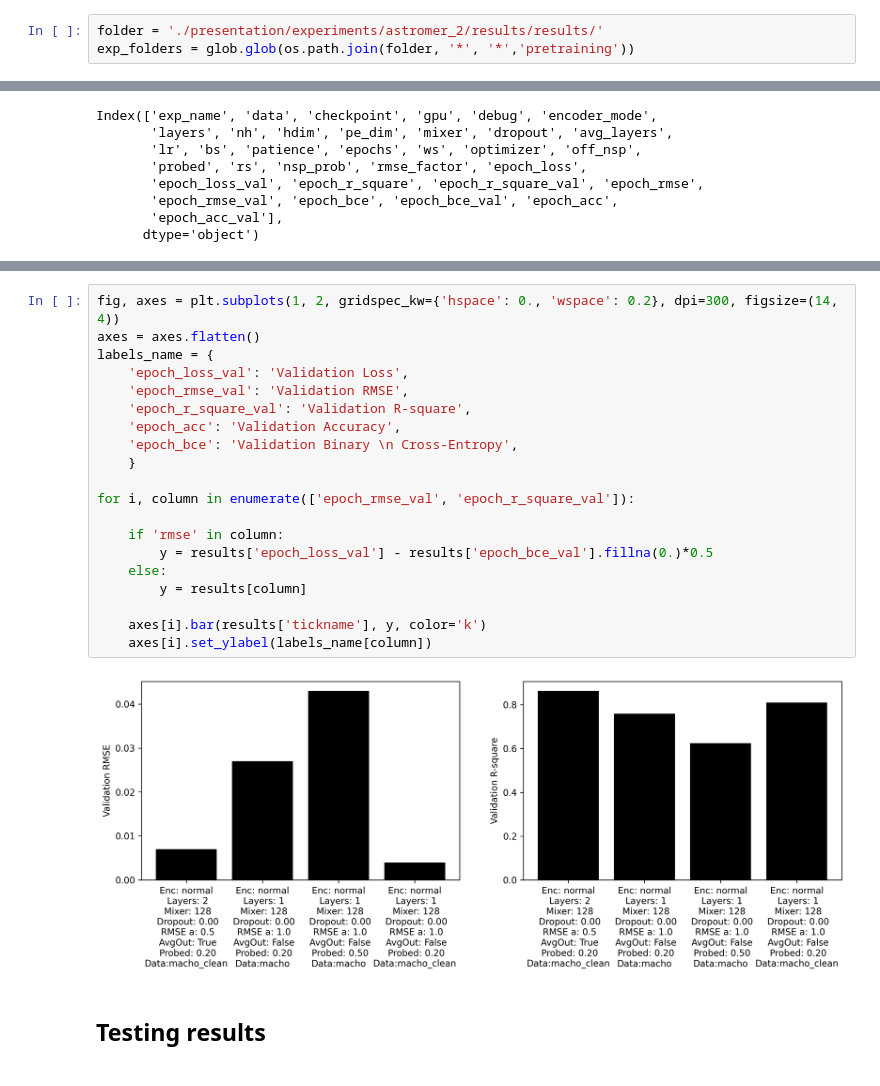
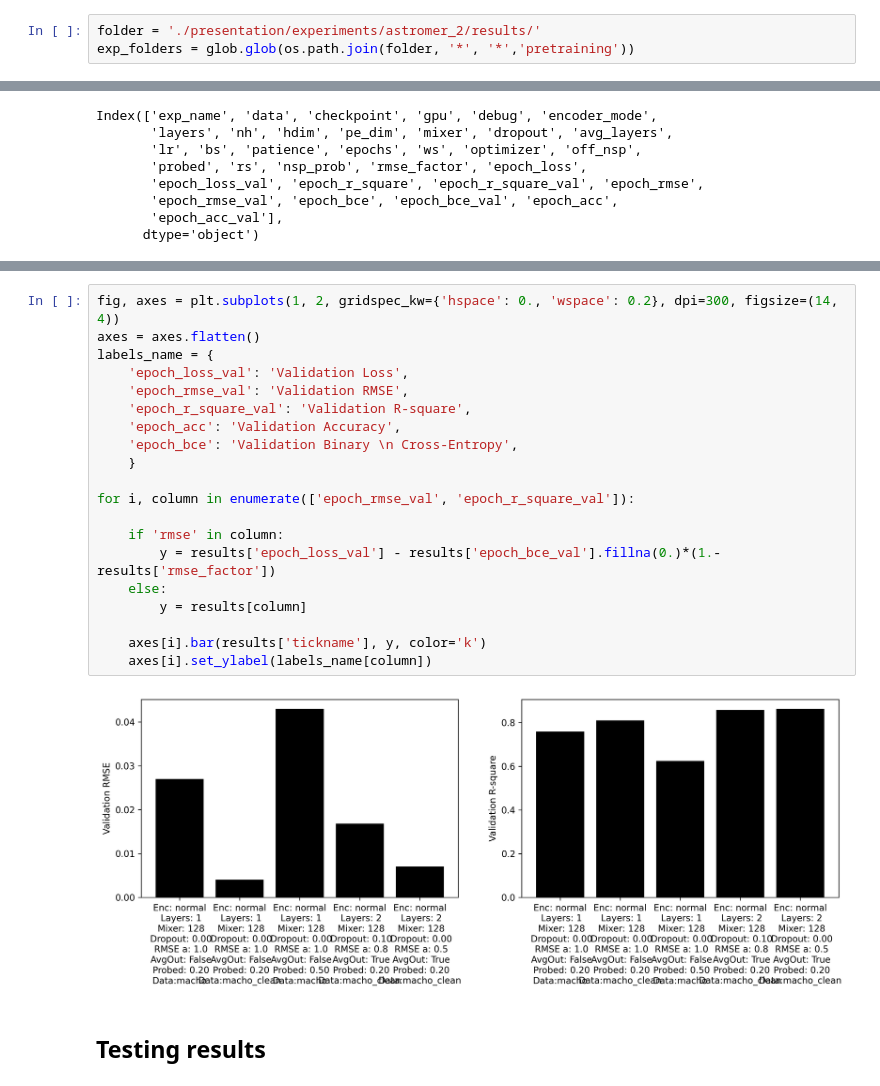
Before and after one commit to cridonoso/astromer, a Jupyter notebook: presentation/experiments/astromer_2/virualize_results.ipynb, the cells around one changed output, grey strips where cells are left out. Cells and saved outputs as stored; diff of their text form.

```diff
--- a/presentation/experiments/astromer_2/virualize_results.ipynb
+++ b/presentation/experiments/astromer_2/virualize_results.ipynb
@@ -23,7 +19,7 @@ To enable them in other operations, rebuild TensorFlow with the appropriate comp
 # %% [markdown]
 ### Summary table
 # %%
-folder = './presentation/experiments/astromer_2/results/results/'
+folder = './presentation/experiments/astromer_2/results/'
 exp_folders = glob.glob(os.path.join(folder, '*', '*','pretraining'))
 # %%
 metric_names= ['epoch_loss', 'epoch_r_square', 'epoch_rmse', 'epoch_bce', 'epoch_acc']
@@ -96,25 +93,25 @@ Index(['exp_name', 'data', 'checkpoint', 'gpu', 'debug', 'encoder_mode',
 # %%
 fig, axes = plt.subplots(1, 2, gridspec_kw={'hspace': 0., 'wspace': 0.2}, dpi=300, figsize=(14, 4))
 axes = axes.flatten()
 labels_name = {
     'epoch_loss_val': 'Validation Loss',
     'epoch_rmse_val': 'Validation RMSE',
     'epoch_r_square_val': 'Validation R-square',
     'epoch_acc': 'Validation Accuracy',
     'epoch_bce': 'Validation Binary \n Cross-Entropy',
     }
 
 for i, column in enumerate(['epoch_rmse_val', 'epoch_r_square_val']):
 
     if 'rmse' in column:
-        y = results['epoch_loss_val'] - results['epoch_bce_val'].fillna(0.)*0.5
+        y = results['epoch_loss_val'] - results['epoch_bce_val'].fillna(0.)*(1.-results['rmse_factor'])
     else:
         y = results[column]
 
     axes[i].bar(results['tickname'], y, color='k')
     axes[i].set_ylabel(labels_name[column])
 # %% [output]
-[figure, old version]
+[figure, new version]
 # %% [markdown]
 ## Testing results
 # %%
```
Also changed, not shown: parts of 7 cells of this notebook, 1 other file.
